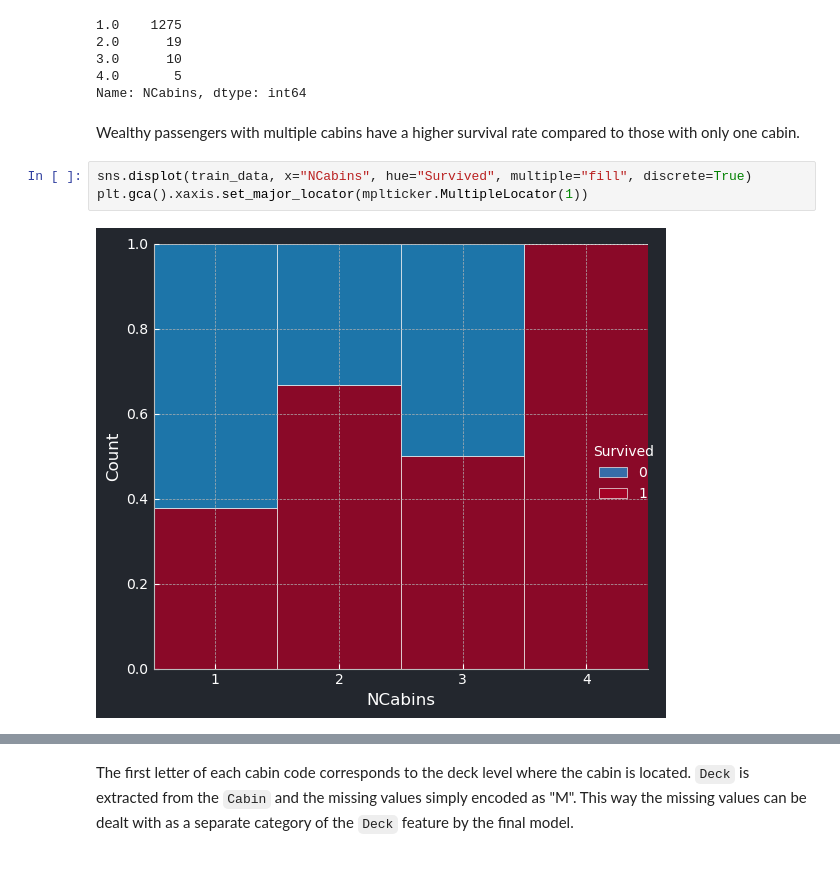
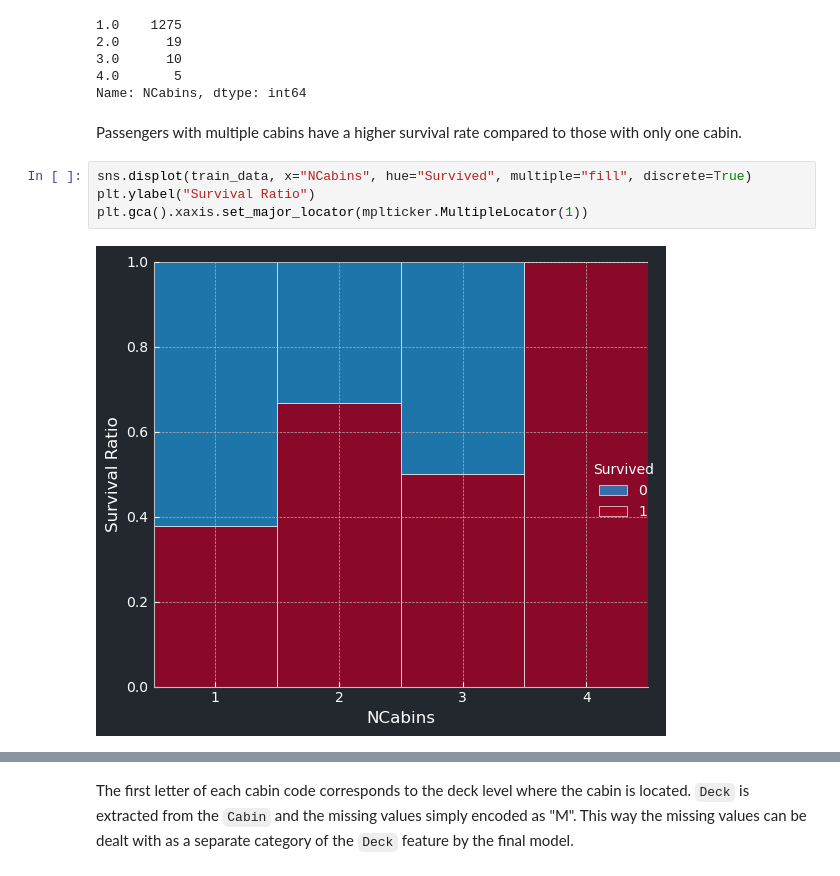
Before and after one commit to mayushii21/kaggle-competitions, a Jupyter notebook: titanic/titanic-notebook.ipynb, the cells around one changed output, grey strips where cells are left out. Cells and saved outputs as stored; diff of their text form.

```diff
--- a/titanic/titanic-notebook.ipynb
+++ b/titanic/titanic-notebook.ipynb
@@ -440,9 +434,10 @@ joint_data().NCabins.value_counts()
 4.0       5
 Name: NCabins, dtype: int64
 # %% [markdown]
-Wealthy passengers with multiple cabins have a higher survival rate compared to those with only one cabin.
+Passengers with multiple cabins have a higher survival rate compared to those with only one cabin.
 # %%
 sns.displot(train_data, x="NCabins", hue="Survived", multiple="fill", discrete=True)
+plt.ylabel("Survival Ratio")
 plt.gca().xaxis.set_major_locator(mplticker.MultipleLocator(1))
 # %% [output]
-[figure, old version]
+[figure, new version]
```
Also changed, not shown: parts of 19 cells of this notebook.
